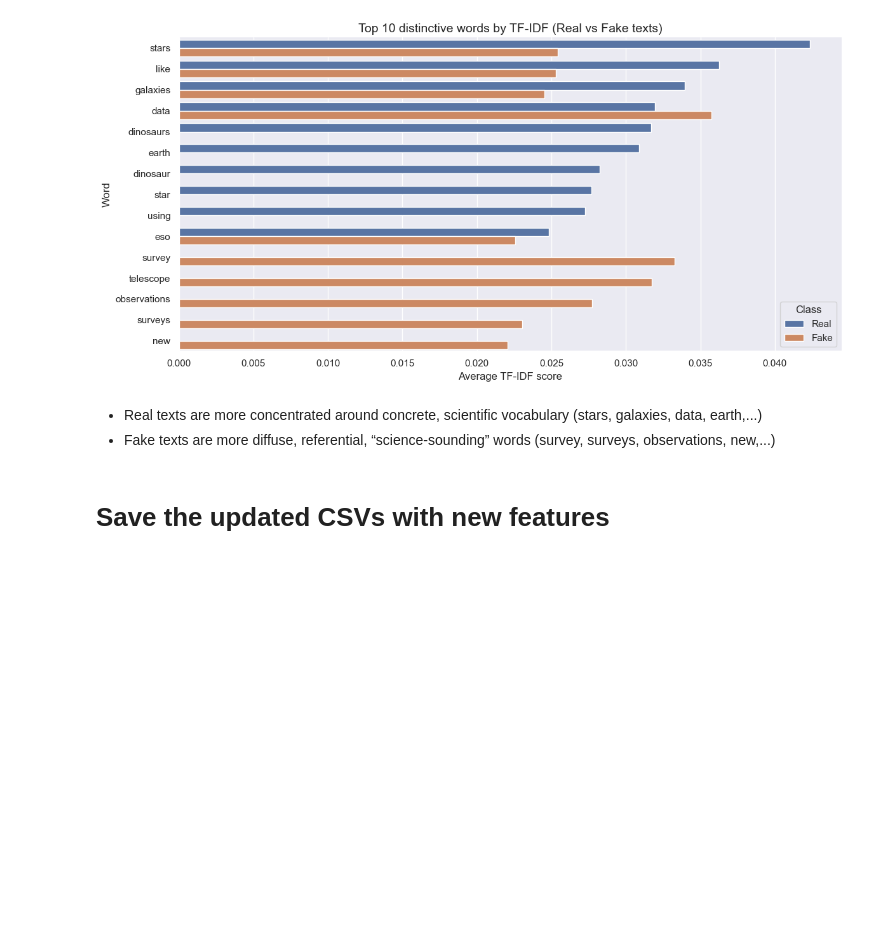
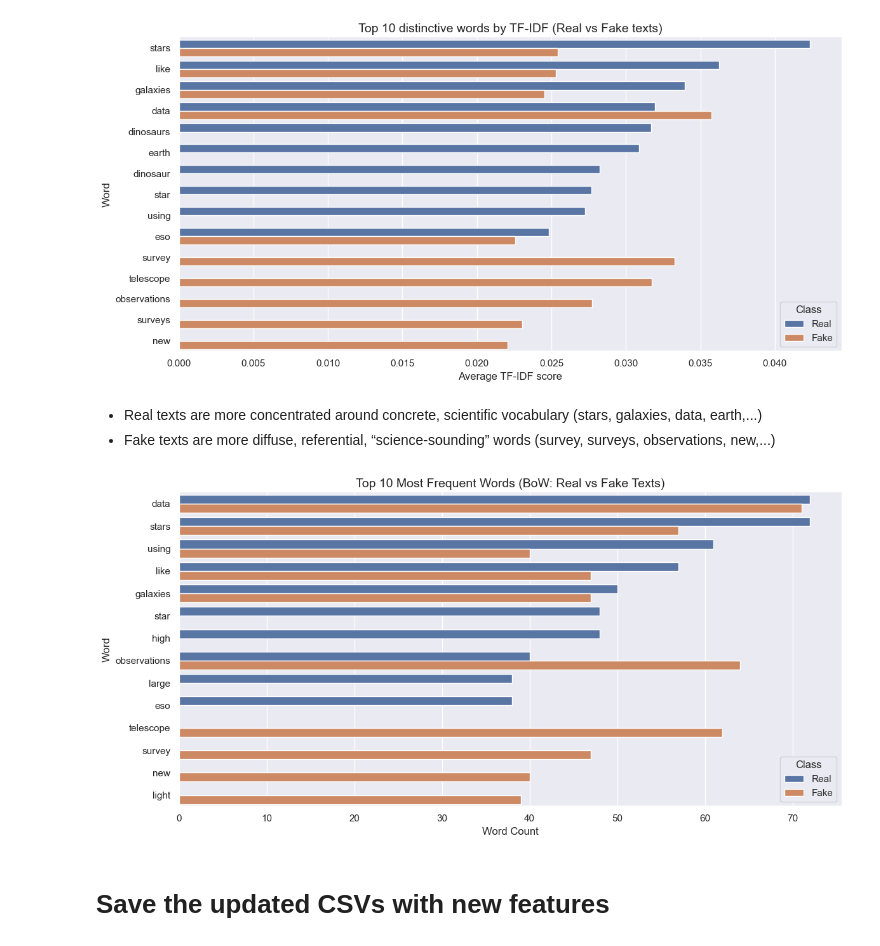
Before and after one commit to photoli93/esa_fake_or_real, a Jupyter notebook: notebooks/01_EDA.ipynb, the cells around one changed output. Drawn from its saved outputs; the diff is of its cells as text; code cells hidden in the pictures; blank space fills up the shorter version.

Commit message:
add BoW for real and fake texts

```diff
--- a/notebooks/01_EDA.ipynb
+++ b/notebooks/01_EDA.ipynb
@@ -213,6 +214,38 @@ plt.show()
 # %% [markdown]
 - Real texts are more concentrated around concrete, scientific vocabulary (stars, galaxies, data, earth,...)
 - Fake texts are more diffuse, referential, “science-sounding” words (survey, surveys, observations, new,...)
+# %%
+# Initialize CountVectorizer
+bow_vectorizer = CountVectorizer(max_features=5000, stop_words='english')
+X_bow = bow_vectorizer.fit_transform(train_df['combined_text'])
+bow_feature_names = np.array(bow_vectorizer.get_feature_names_out())
+
+# Create a DataFrame for BoW features
+bow_df = pd.DataFrame(X_bow.toarray(), columns=bow_feature_names)
+bow_df['label'] = train_df['real_text_id']
+
+# Compute top 10 word counts per class
+real_counts = bow_df[bow_df['label'] == 1][bow_feature_names].sum().sort_values(ascending=False)[:10]
+fake_counts = bow_df[bow_df['label'] == 2][bow_feature_names].sum().sort_values(ascending=False)[:10]
+
+# Combine for plotting
+top_real_bow = pd.DataFrame({'word': real_counts.index, 'count': real_counts.values, 'label': 'Real'})
+top_fake_bow = pd.DataFrame({'word': fake_counts.index, 'count': fake_counts.values, 'label': 'Fake'})
+top_bow_words = pd.concat([top_real_bow, top_fake_bow])
+
+# Plot top words
+plt.figure(figsize=(12, 6))
+sns.barplot(data=top_bow_words, x='count', y='word', hue='label')
+plt.title("Top 10 most frequent words (BoW: Real vs Fake texts)", fontsize=14)
+plt.xlabel("Word count")
+plt.ylabel("Word")
+plt.legend(title="Class", loc="lower right")
+sns.despine()
+plt.tight_layout()
+plt.savefig(PLOTS_PATH / "bow_top_words_real_vs_fake.png")
+plt.show()
+# %% [output]
+[figure, added]
 # %% [markdown]
 # Save the updated CSVs with new features
 # %%
```
Also changed, not shown: parts of 1 cell of this notebook.
